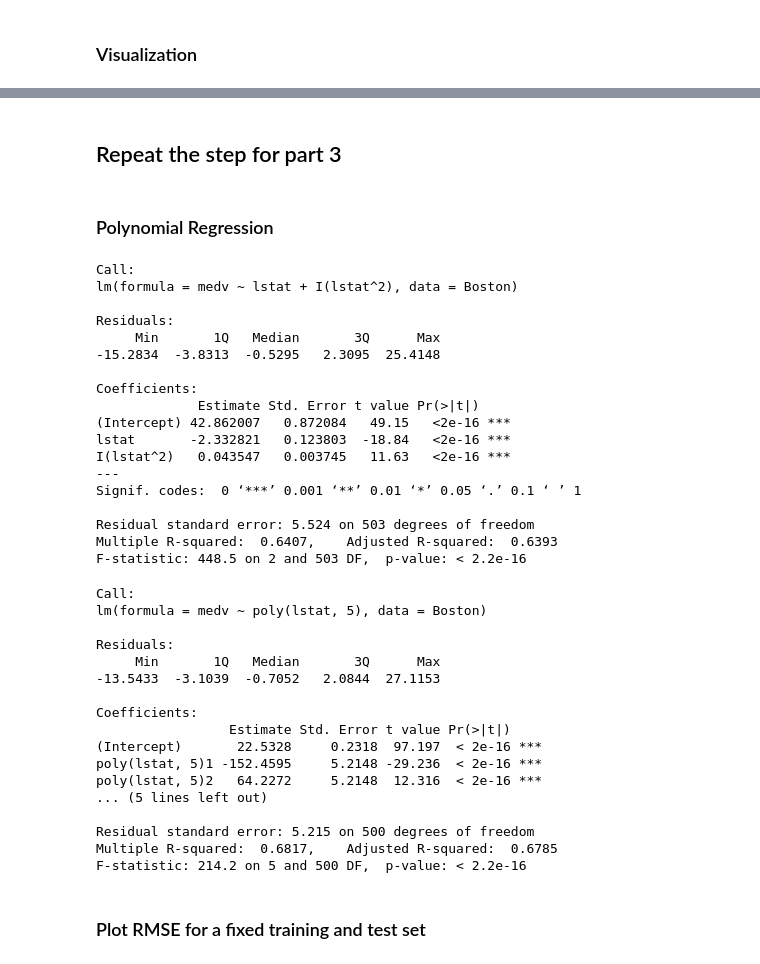
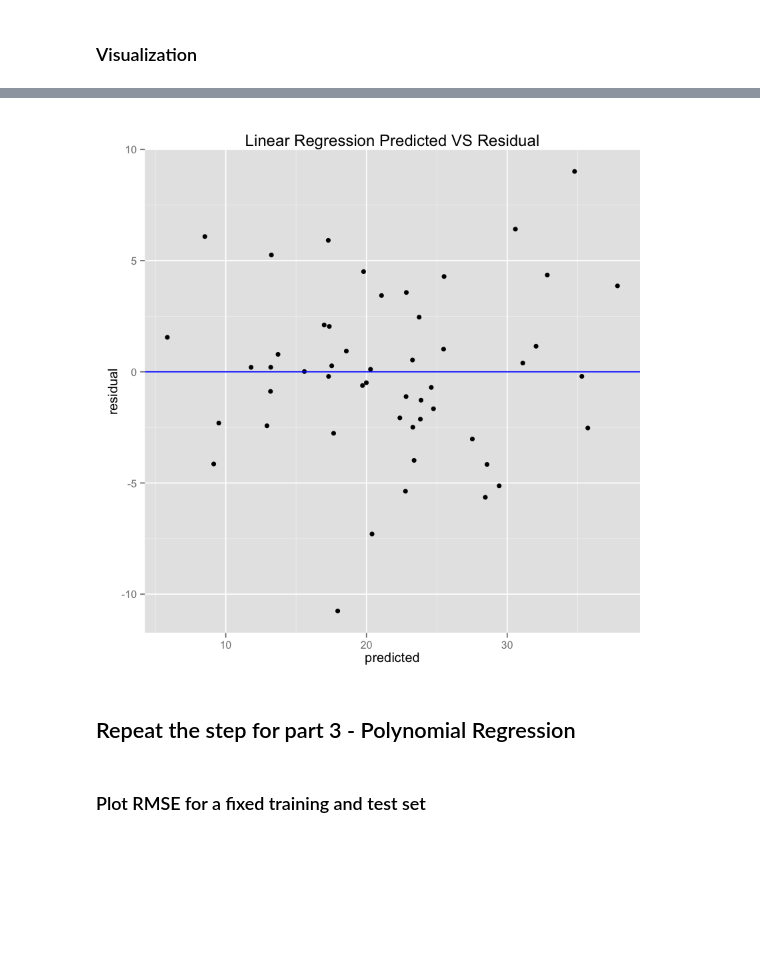
Before and after one commit to hc934/EE_219, a Jupyter notebook: hw1.ipynb, the cells around one changed output, grey strips where cells are left out. Drawn from its saved outputs; the diff is of its cells as text; code cells hidden in the pictures; blank space fills up the shorter version.

```diff
--- a/hw1.ipynb
+++ b/hw1.ipynb
@@ -149,50 +176,13 @@ mean.rmse
+# %%
+df_lm2 <- data.frame(predicted = predictions, residual = testset$medv - predictions)
+ggplot(df_lm2, aes(x = predicted, y = residual)) +
+  geom_point() +
+  geom_hline(yintercept = 0, colour = "blue") +
+  ggtitle("Linear Regression Predicted VS Residual")
+# %% [output]
+[figure, added]
 # %% [markdown]
-## Repeat the step for part 3
+## Repeat the step for part 3 - Polynomial Regression
-# %% [markdown]
-### Polynomial Regression
-# %%
-polyFit <- lm(medv ~ lstat + I(lstat^2), data = Boston)
-summary(polyFit)
-# %% [output]
-Call:
-lm(formula = medv ~ lstat + I(lstat^2), data = Boston)
-
-Residuals:
-     Min       1Q   Median       3Q      Max
--15.2834  -3.8313  -0.5295   2.3095  25.4148
-
-Coefficients:
-             Estimate Std. Error t value Pr(>|t|)
-(Intercept) 42.862007   0.872084   49.15   <2e-16 ***
-lstat       -2.332821   0.123803  -18.84   <2e-16 ***
-I(lstat^2)   0.043547   0.003745   11.63   <2e-16 ***
----
-Signif. codes:  0 ‘***’ 0.001 ‘**’ 0.01 ‘*’ 0.05 ‘.’ 0.1 ‘ ’ 1
-
-Residual standard error: 5.524 on 503 degrees of freedom
-Multiple R-squared:  0.6407,    Adjusted R-squared:  0.6393
-F-statistic: 448.5 on 2 and 503 DF,  p-value: < 2.2e-16
-# %%
-polyFit3 <- lm(medv ~ poly(lstat,5), data = Boston)
-summary(polyFit3)
-# %% [output]
-Call:
-lm(formula = medv ~ poly(lstat, 5), data = Boston)
-
-Residuals:
-     Min       1Q   Median       3Q      Max
--13.5433  -3.1039  -0.7052   2.0844  27.1153
-
-Coefficients:
-                 Estimate Std. Error t value Pr(>|t|)
-(Intercept)       22.5328     0.2318  97.197  < 2e-16 ***
-poly(lstat, 5)1 -152.4595     5.2148 -29.236  < 2e-16 ***
-poly(lstat, 5)2   64.2272     5.2148  12.316  < 2e-16 ***
-... (5 lines left out)
-
-Residual standard error: 5.215 on 500 degrees of freedom
-Multiple R-squared:  0.6817,    Adjusted R-squared:  0.6785
-F-statistic: 214.2 on 5 and 500 DF,  p-value: < 2.2e-16
 # %% [markdown]
 ### Plot RMSE for a fixed training and test set
 # %%
```
Also changed, not shown: parts of 17 cells of this notebook, 1 other file.
